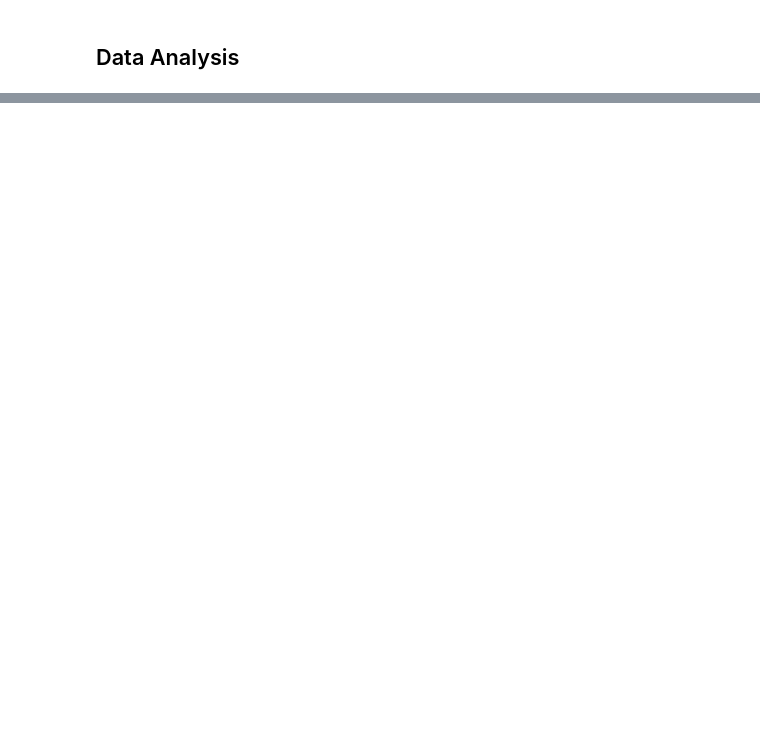
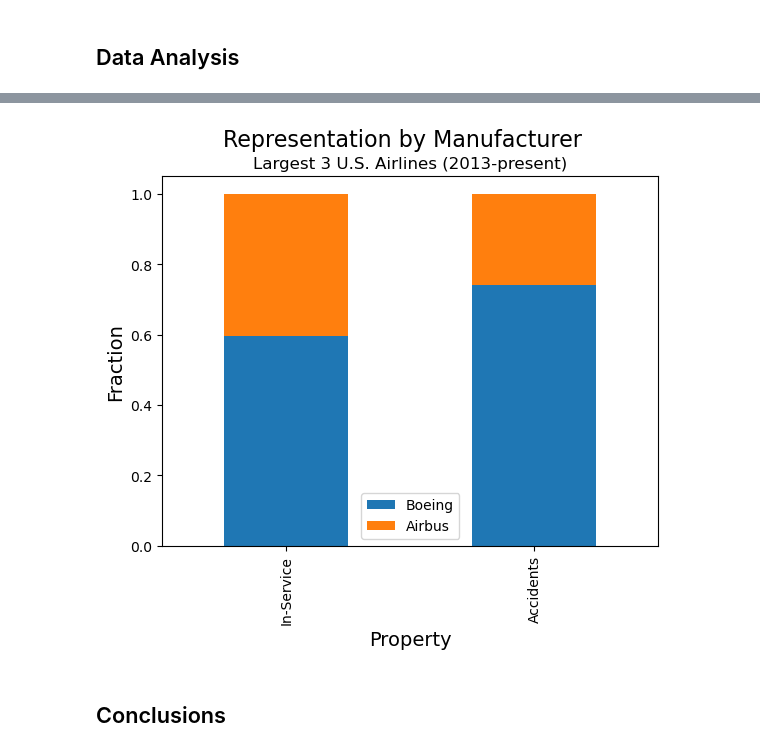
Before and after one commit to jgoett2/AirplaneRecommendations, a Jupyter notebook: AirplaneAnalysis.ipynb, the cells around one changed output, grey strips where cells are left out. Drawn from its saved outputs; the diff is of its cells as text; code cells hidden in the pictures; blank space fills up the shorter version.

```diff
--- a/AirplaneAnalysis.ipynb
+++ b/AirplaneAnalysis.ipynb
@@ -245,0 +165,37 @@ fig.savefig("images/businessjet_distribution.png",bbox_inches="tight")
+# %%
+fig,ax=plt.subplots()
+filter_carrier = df["Air.carrier"].map(lambda x: x in ["United Airlines","American Airlines","Delta Airlines"])
+
+filter_year = df["Year"]>=2013
+results=df[filter_carrier & filter_year].groupby("Make").count()
+
+boeing_accidents=results.loc["Boeing","Event.Id"]
+airbus_accidents=results.loc["Airbus","Event.Id"]
+
+boeing_percent=boeing_accidents/(boeing_accidents+airbus_accidents)
+airbus_percent=airbus_accidents/(boeing_accidents+airbus_accidents)
+
+boeing_inservice=(505+61+53+96+71)+(133+48+298)+(71+57+59+188+70+30)
+airbus_inservice=(81+85+12)+(365+67+59)+(88+240+121+64)
+
+boeing_service_per = boeing_inservice/(boeing_inservice+airbus_inservice)
+airbus_service_per = airbus_inservice/(boeing_inservice+airbus_inservice)
+
+
+
+results = pd.DataFrame({"Boeing":[boeing_service_per,boeing_percent],
+                        "Airbus":[airbus_service_per,airbus_percent]},index=["In-Service","Accidents"])
+
+results.plot.bar(stacked=True, ax=ax)
+
+ax.set_title("Largest 3 U.S. Airlines (2013-present)", fontsize=12)
+fig.suptitle("Representation by Manufacturer", fontsize=16)
+ax.set_xlabel("Property",fontsize=14)
+ax.set_ylabel("Fraction", fontsize=14)
+ax.legend(["Boeing","Airbus"])
+
+fig.savefig("images/make_type.png",bbox_inches="tight")
+# %% [output]
+[figure, added]
+# %% [markdown]
+## Conclusions
```
Also changed, not shown: parts of 67 cells of this notebook, 4 other files.
